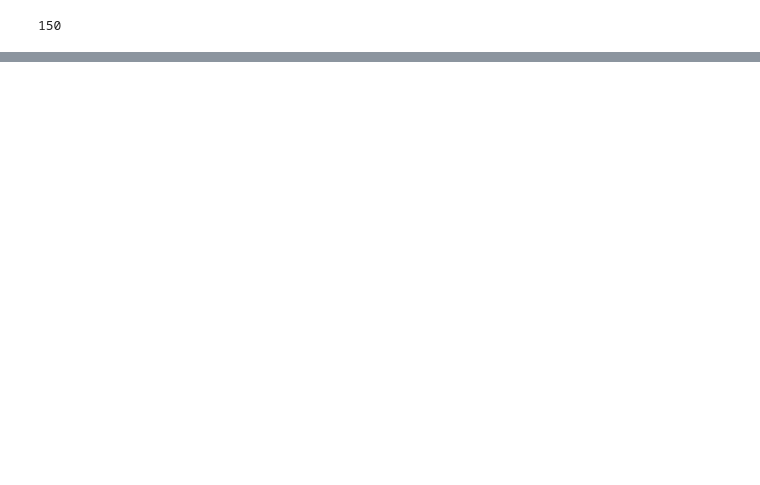
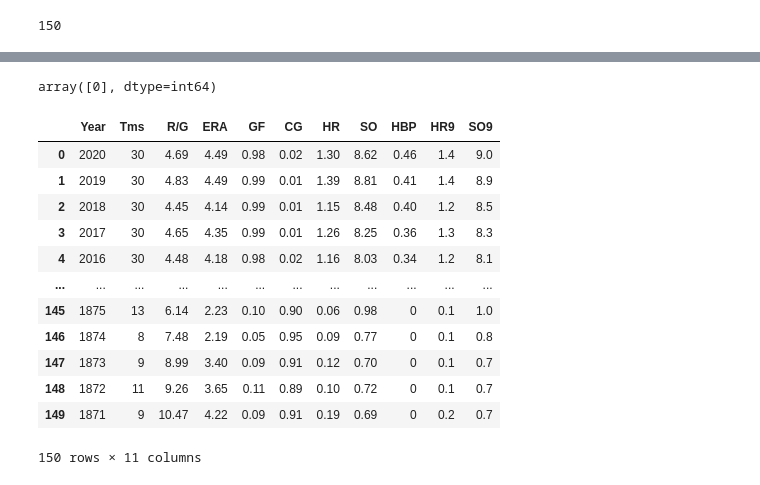
Before and after one commit to phuphan626/Project-2-Group5, a Jupyter notebook: init_notebook.ipynb, the cells around one changed output, grey strips where cells are left out. Cells and saved outputs as stored; diff of their text form; code cells hidden in the pictures; blank space fills up the shorter version.

```diff
--- a/init_notebook.ipynb
+++ b/init_notebook.ipynb
@@ -64,0 +130,32 @@ columns_to_drop=['']
+# %%
+# Fill NaN for all the cells in two tables
+cleaned_totals_df=cleaned_totals_df.fillna(0)
+cleaned_baseball_df=cleaned_baseball_df.fillna(0)
+# %%
+# Display to check
+cleaned_totals_df['ERA+'].unique()
+# %% [output]
+array([0], dtype=int64)
+# %%
+# Dropping those unnecessary columns
+cleaned_baseball_df=cleaned_baseball_df[['Tms','R/G','ERA','GF','CG','HR','SO','HBP','HR9','SO9']]
+# %%
+cleaned_baseball_df=cleaned_baseball_df.reset_index()
+# %%
+cleaned_baseball_df['Year']=cleaned_baseball_df['Year'].astype(int)
+# %%
+cleaned_baseball_df
+# %% [output]
+|  | Year | Tms | R/G | ERA | GF | CG | HR | SO | HBP | HR9 | SO9 |
+| 0 | 2020 | 30 | 4.69 | 4.49 | 0.98 | 0.02 | 1.30 | 8.62 | 0.46 | 1.4 | 9.0 |
+| 1 | 2019 | 30 | 4.83 | 4.49 | 0.99 | 0.01 | 1.39 | 8.81 | 0.41 | 1.4 | 8.9 |
+| 2 | 2018 | 30 | 4.45 | 4.14 | 0.99 | 0.01 | 1.15 | 8.48 | 0.40 | 1.2 | 8.5 |
+| 3 | 2017 | 30 | 4.65 | 4.35 | 0.99 | 0.01 | 1.26 | 8.25 | 0.36 | 1.3 | 8.3 |
+| 4 | 2016 | 30 | 4.48 | 4.18 | 0.98 | 0.02 | 1.16 | 8.03 | 0.34 | 1.2 | 8.1 |
+| ... | ... | ... | ... | ... | ... | ... | ... | ... | ... | ... | ... |
+| 145 | 1875 | 13 | 6.14 | 2.23 | 0.10 | 0.90 | 0.06 | 0.98 | 0 | 0.1 | 1.0 |
+| 146 | 1874 | 8 | 7.48 | 2.19 | 0.05 | 0.95 | 0.09 | 0.77 | 0 | 0.1 | 0.8 |
+| 147 | 1873 | 9 | 8.99 | 3.40 | 0.09 | 0.91 | 0.12 | 0.70 | 0 | 0.1 | 0.7 |
+| 148 | 1872 | 11 | 9.26 | 3.65 | 0.11 | 0.89 | 0.10 | 0.72 | 0 | 0.1 | 0.7 |
+| 149 | 1871 | 9 | 10.47 | 4.22 | 0.09 | 0.91 | 0.19 | 0.69 | 0 | 0.2 | 0.7 |
+150 rows × 11 columns
```
Also changed, not shown: parts of 12 cells of this notebook.
